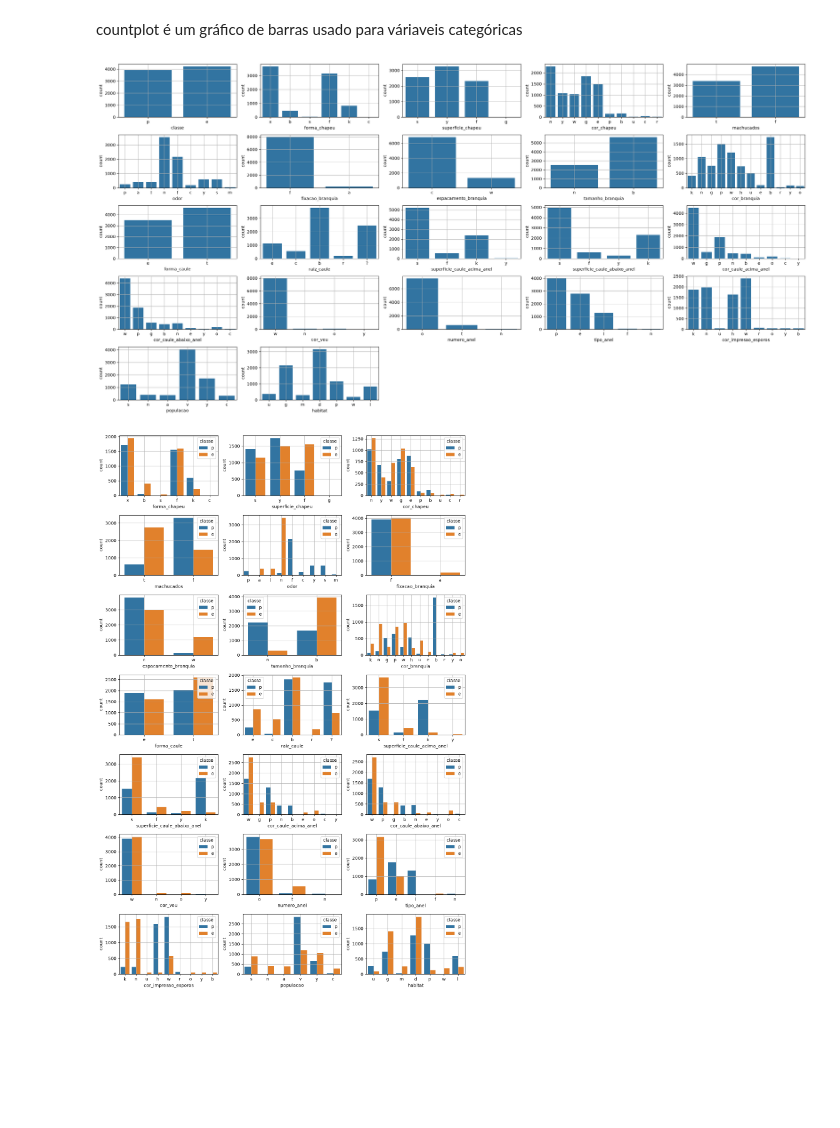
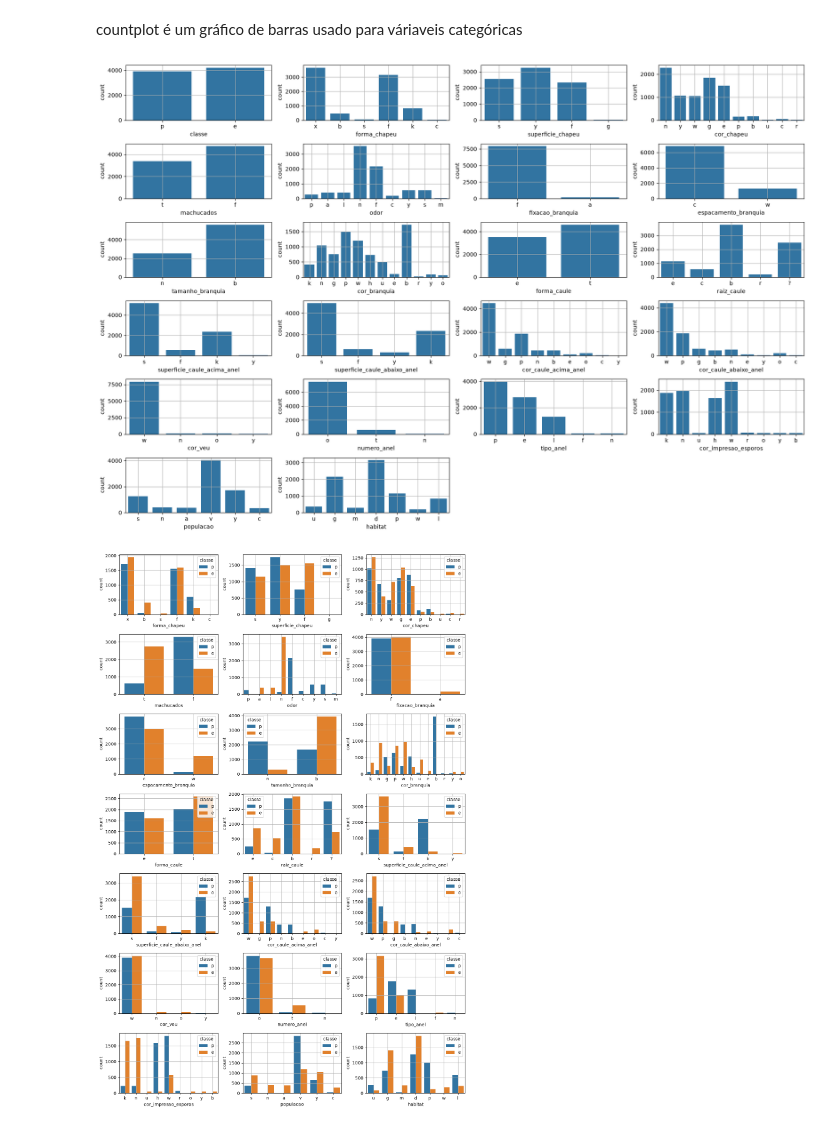
Before and after one commit to AndersonSantos-of/MLClassificationCogumelos, a Jupyter notebook: explorando.ipynb, the cells around one changed output. Drawn from its saved outputs; the diff is of its cells as text; code cells hidden in the pictures; blank space fills up the shorter version.

```diff
--- a/explorando.ipynb
+++ b/explorando.ipynb
@@ -66,20 +66,20 @@ countplot é um gráfico de barras usado para váriaveis categóricas
 # %%
 # visualizando a distribuição dos valores em cada coluna
 
-fig, axes = plt.subplots(5, 5, figsize=(24, 12))
-axes = axes.flatten()
+fig, axes = plt.subplots(6, 4, figsize=(18, 12))
+axes = axes.flatten() # transforma a grade em uma lista de 24 objetos
 
-for ax, cols in zip(axes, colunas):
+for ax, cols in zip(axes, colunas): # emparelha cada espaço ax com uma coluna
     sns.countplot(data=df_cogumelos, x=cols, ax=ax)
     ax.grid(True)
 
 for ax in axes[len(colunas):]:
     ax.set_visible(False)
 
 plt.tight_layout()
 plt.show()
 # %% [output]
-[figure, old version]
+[figure, new version]
 # %%
 # definindo as colunas que irão aparecer no gráfico
 
```
